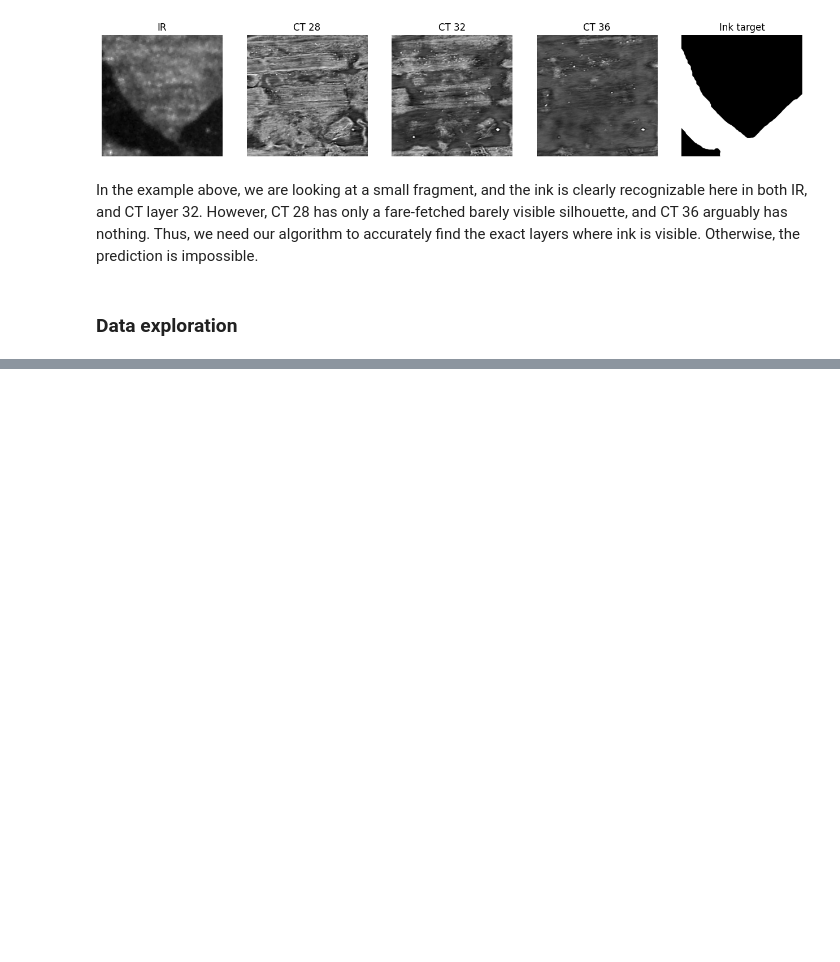
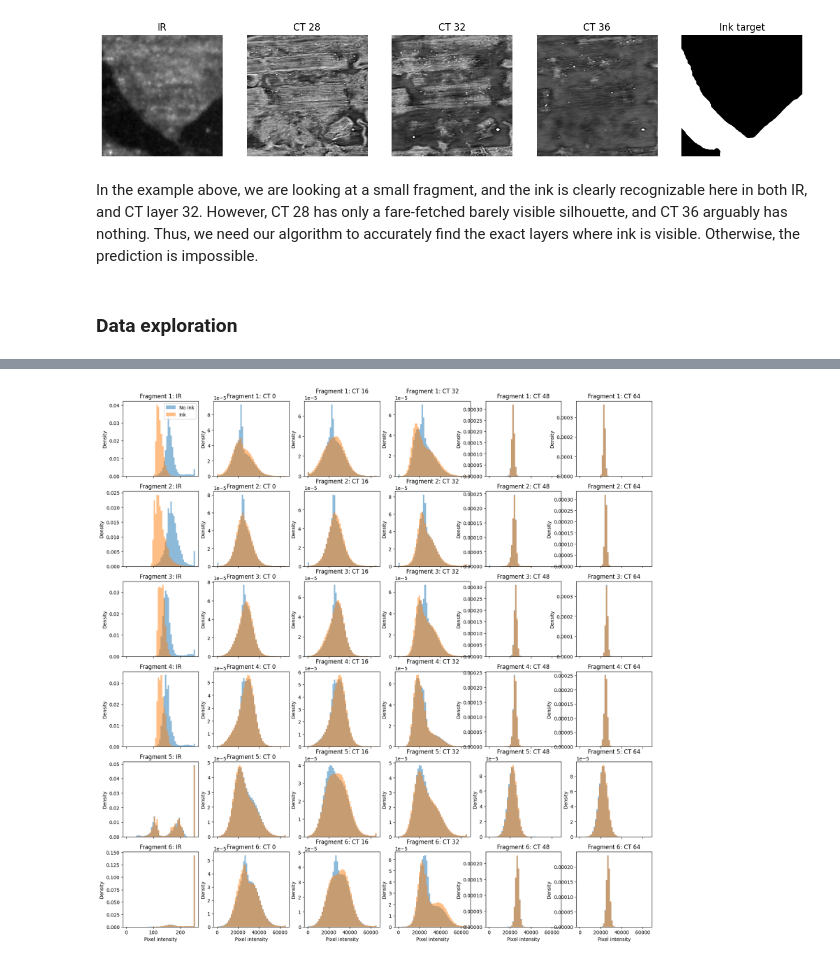
Before and after one commit to TTPO100AJIEX/MLDM-Project, a Jupyter notebook: 01_DataExporation.ipynb, the cells around one changed output, grey strips where cells are left out. Cells and saved outputs as stored; diff of their text form; code cells hidden in the pictures; blank space fills up the shorter version.

```diff
--- a/01_DataExporation.ipynb
+++ b/01_DataExporation.ipynb
@@ -91,0 +144,25 @@ In the example above, we are looking at a small fragment, and the ink is clearly
+# %%
+fig, axes = plt.subplots(6, 6, figsize=(20, 20), sharex="col")
+for fragment in range(1, 7):
+    mask = numpy.array(PIL.Image.open(f"{root}/Frag{fragment}/mask.png")) > 0
+    pixels = numpy.flatnonzero(mask)
+    ink = numpy.array(PIL.Image.open(f"{root}/Frag{fragment}/inklabels.png")).ravel()[pixels] > 0
+
+    files = [("IR", "ir.png", 255)] + [(f"CT {depth}", f"surface_volume/{depth:02d}.tif", 65535) for depth in [0, 16, 32, 48, 64]]
+    for column, (modality, filename, maximum) in enumerate(files):
+        values = numpy.array(PIL.Image.open(f"{root}/Frag{fragment}/{filename}")).ravel()[pixels]
+        for is_ink, label in [(False, "No ink"), (True, "Ink")]:
+            axes[fragment - 1, column].hist(
+                values[ink == is_ink],
+                bins=numpy.linspace(0, maximum, 51),
+                density=True,
+                alpha=0.5,
+                label=label
+            )
+        axes[fragment - 1, column].set(title=f"Fragment {fragment}: {modality}", ylabel="Density")
+axes[0, 0].legend()
+for ax in axes[-1]:
+    ax.set_xlabel("Pixel intensity")
+plt.show()
+# %% [output]
+[figure, added]
```
Also changed, not shown: parts of 3 cells of this notebook.
